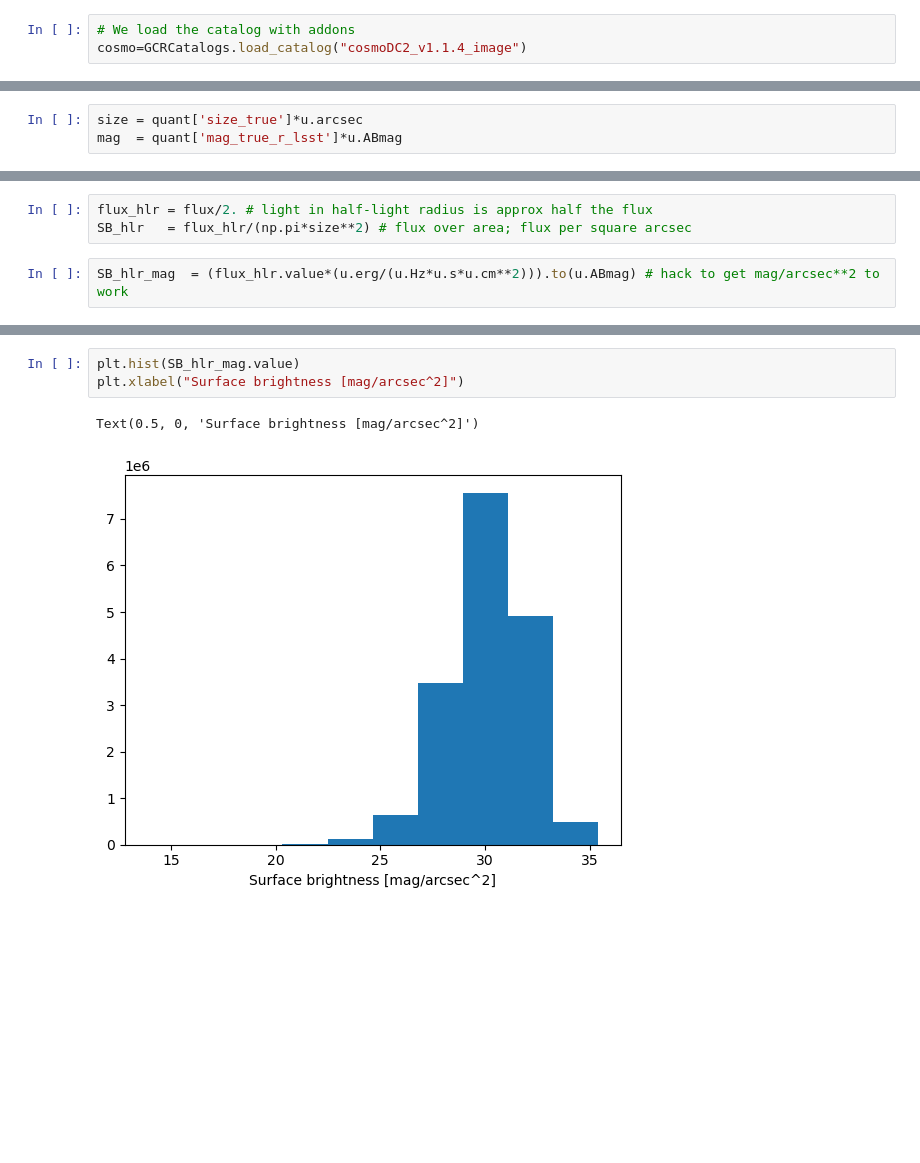
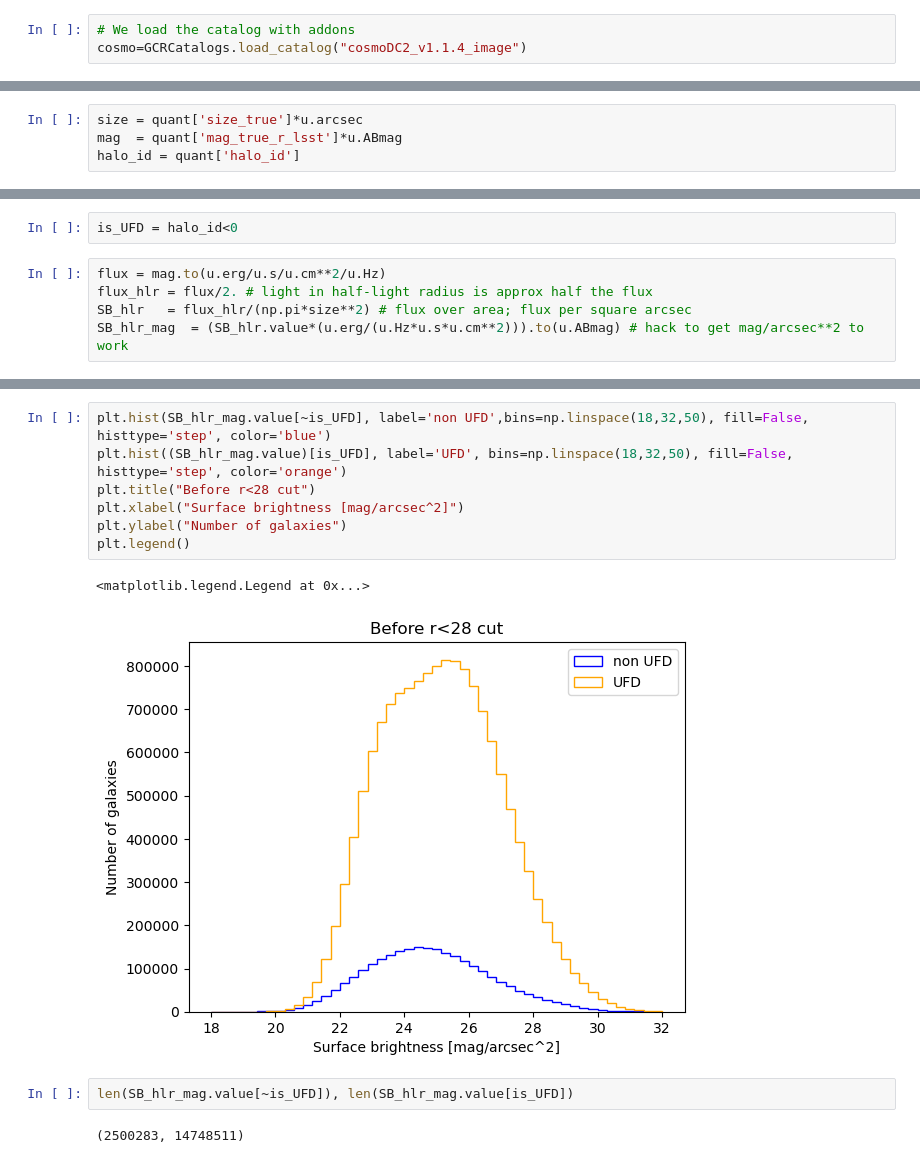
Before and after one commit to LSSTDESC/transient-host-sims, a Jupyter notebook: notebooks/SurfaceBrightness.ipynb, the cells around one changed output, grey strips where cells are left out. Saved outputs shown, nothing was run; the diff lists cells and outputs as text; blank space fills up the shorter version.

```diff
--- a/notebooks/SurfaceBrightness.ipynb
+++ b/notebooks/SurfaceBrightness.ipynb
@@ -26,3 +28,4 @@ for healpix in cosmo.available_healpix_pixels:
 # %%
 size = quant['size_true']*u.arcsec
 mag  = quant['mag_true_r_lsst']*u.ABmag
+halo_id = quant['halo_id']
@@ -31,5 +32,7 @@ flux = mag.to(u.erg/u.s/u.cm**2/u.Hz)
+# %%
+is_UFD = halo_id<0
 # %%
+flux = mag.to(u.erg/u.s/u.cm**2/u.Hz)
 flux_hlr = flux/2. # light in half-light radius is approx half the flux
 SB_hlr   = flux_hlr/(np.pi*size**2) # flux over area; flux per square arcsec
+SB_hlr_mag  = (SB_hlr.value*(u.erg/(u.Hz*u.s*u.cm**2))).to(u.ABmag) # hack to get mag/arcsec**2 to work
-# %%
-SB_hlr_mag  = (flux_hlr.value*(u.erg/(u.Hz*u.s*u.cm**2))).to(u.ABmag) # hack to get mag/arcsec**2 to work
@@ -36,6 +49,14 @@ SB_hlr_mag  = (flux_hlr.value*(u.erg/(u.Hz*u.s*u.cm**2))).to(u.ABmag) # hack to
 # %%
-plt.hist(SB_hlr_mag.value)
+plt.hist(SB_hlr_mag.value[~is_UFD], label='non UFD',bins=np.linspace(18,32,50), fill=False, histtype='step', color='blue')
+plt.hist((SB_hlr_mag.value)[is_UFD], label='UFD', bins=np.linspace(18,32,50), fill=False, histtype='step', color='orange')
+plt.title("Before r<28 cut")
 plt.xlabel("Surface brightness [mag/arcsec^2]")
+plt.ylabel("Number of galaxies")
+plt.legend()
 # %% [output]
-Text(0.5, 0, 'Surface brightness [mag/arcsec^2]')
+<matplotlib.legend.Legend at 0x...>
-[figure, old version]
+[figure, new version]
+# %%
+len(SB_hlr_mag.value[~is_UFD]), len(SB_hlr_mag.value[is_UFD])
+# %% [output]
+(2500283, 14748511)
```
Also changed, not shown: parts of 19 cells of this notebook.
